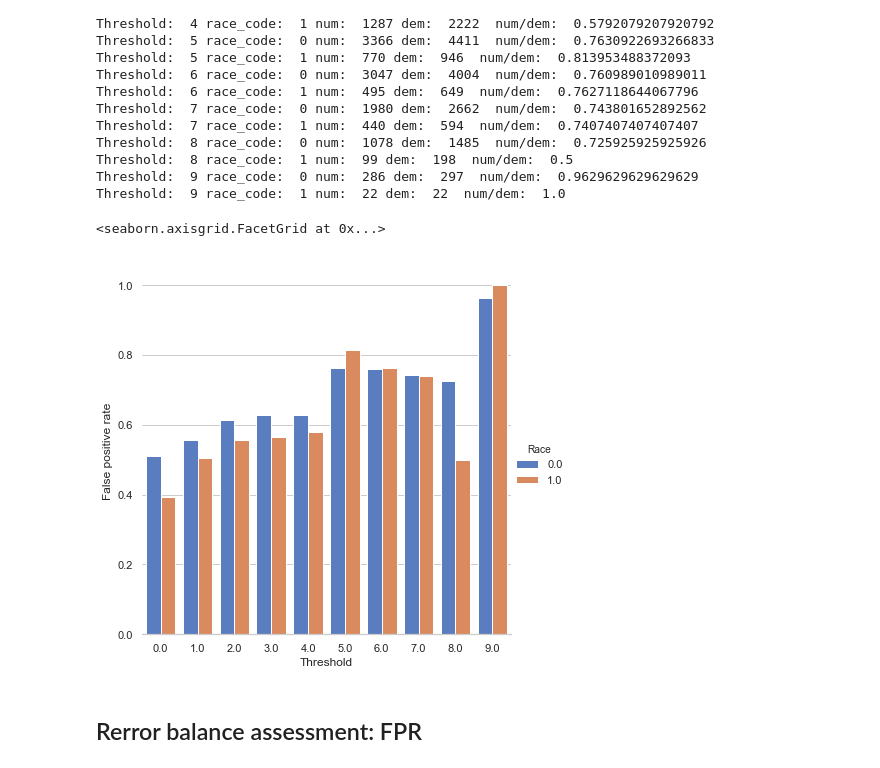
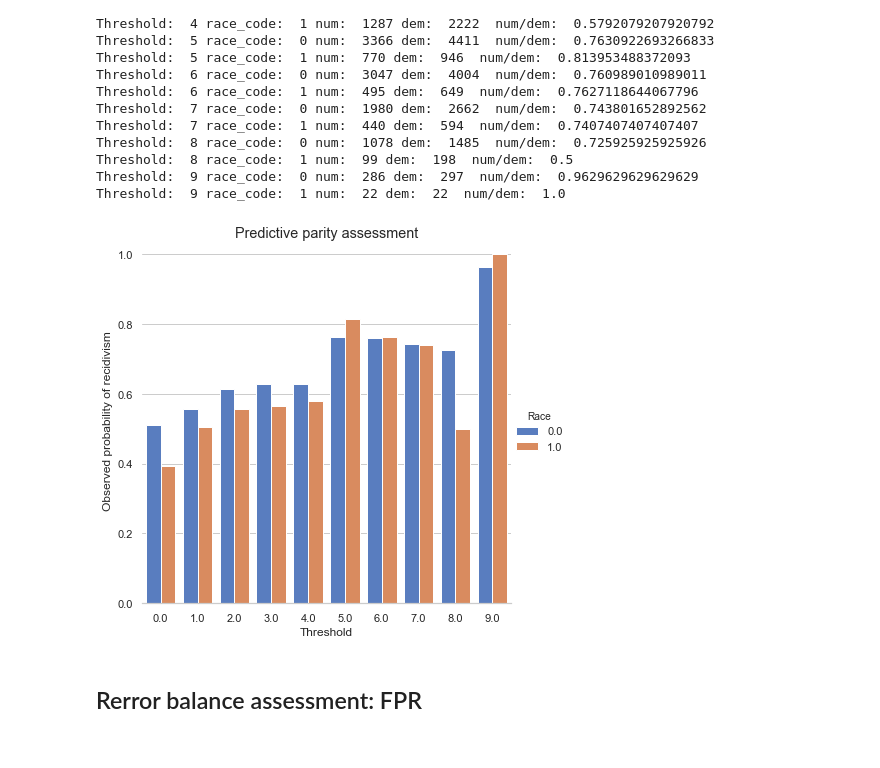
Before and after one commit to victorcaram/hcml-project, a Jupyter notebook: [TPFinal] Compas.ipynb, the cells around one changed output. Cells and saved outputs as stored; diff of their text form; code cells hidden in the pictures.

Commit message:
Adicionando imagens e arrumando algumas coisas

```diff
--- a/[TPFinal] Compas.ipynb
+++ b/[TPFinal] Compas.ipynb
@@ -241,14 +243,15 @@ Threshold:  9 race_code:  1 num:  22 dem:  22  num/dem:  1.0
 # %%
 sns.set(style="whitegrid")
 
 # Draw a nested barplot to show survival for class and sex
 g = sns.catplot(x="Threshold", y="Probability", hue="Race", data=df_errorRate,
                 height=6, kind="bar", palette="muted")
 g.despine(left=True)
-g.set_ylabels("False positive rate")
+g.set_ylabels("Observed probability of recidivism")
+g.fig.suptitle('Predictive parity assessment')
+g.savefig("predictiveparity.png")
 # %% [output]
-<seaborn.axisgrid.FacetGrid at 0x...>
-[figure, old version]
+[figure, new version]
 # %% [markdown]
 ## Rerror balance assessment: FPR
 # %%
```
Also changed, not shown: parts of 7 cells of this notebook, 4 other files.
